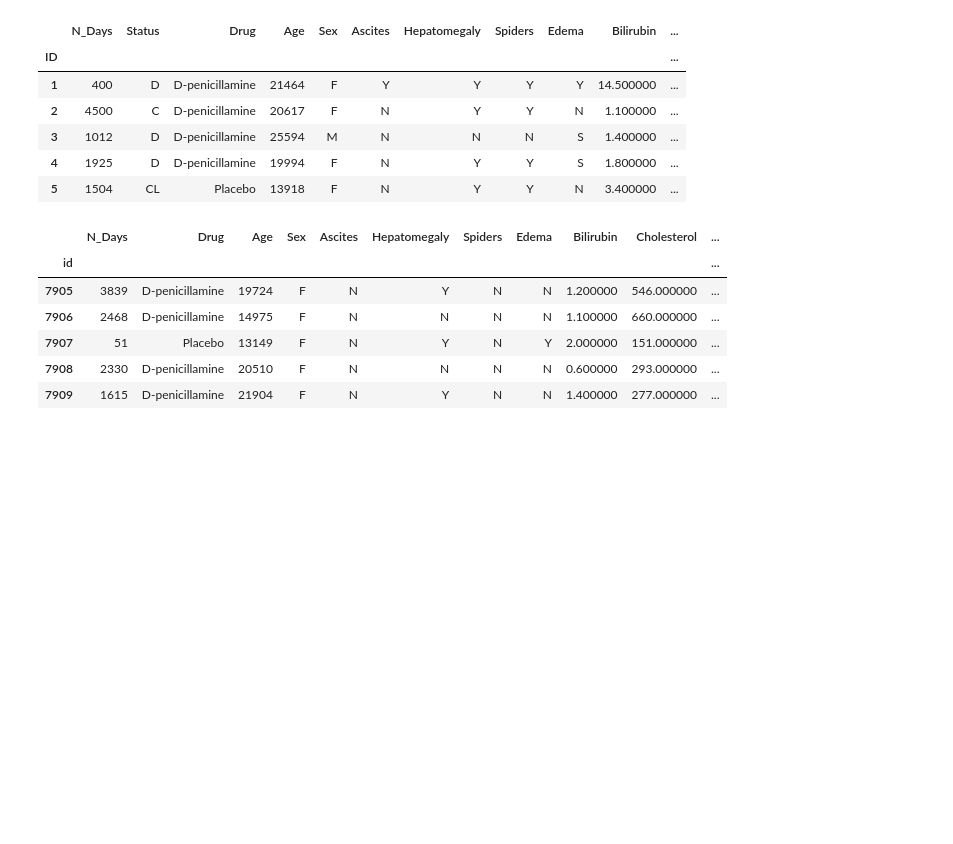
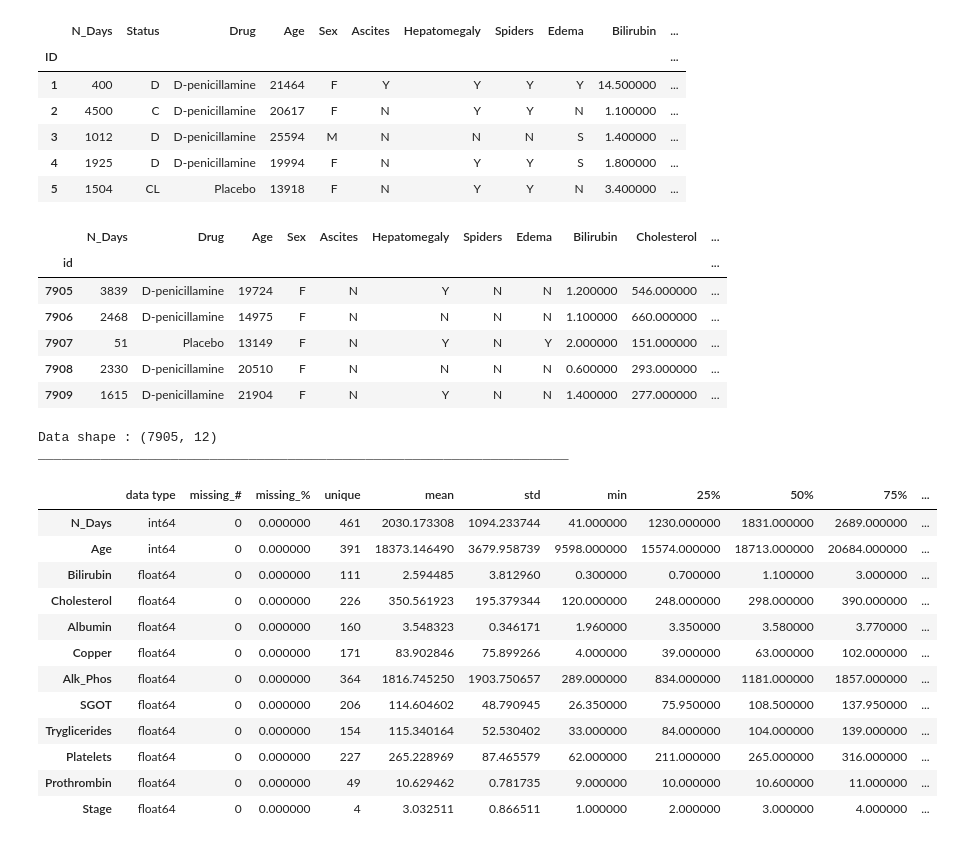
Before and after one commit to M1kE01/s3e26_kaggle, a Jupyter notebook: s3e26.ipynb, the cells around one changed output. Drawn from its saved outputs; the diff is of its cells as text; code cells hidden in the pictures; blank space fills up the shorter version.

```diff
--- a/s3e26.ipynb
+++ b/s3e26.ipynb
@@ -2024,3 +2024,24 @@ test.head().style.background_gradient(cmap='Reds')
 | 7907 | 51 | Placebo | 13149 | F | N | Y | N | Y | 2.000000 | 151.000000 | ... |
 | 7908 | 2330 | D-penicillamine | 20510 | F | N | N | N | N | 0.600000 | 293.000000 | ... |
 | 7909 | 1615 | D-penicillamine | 21904 | F | N | Y | N | N | 1.400000 | 277.000000 | ... |
+# %%
+num_cols = train.select_dtypes(include = ['float64', 'int64']).columns
+cat_cols = train.select_dtypes(include = ['O']).columns
+
+describe(train[num_cols]).style.background_gradient(cmap='Reds')
+# %% [output]
+Data shape : (7905, 12)
+____________________________________________________________________
+|  | data type | missing_# | missing_% | unique | mean | std | min | 25% | 50% | 75% | ... |
+| N_Days | int64 | 0 | 0.000000 | 461 | 2030.173308 | 1094.233744 | 41.000000 | 1230.000000 | 1831.000000 | 2689.000000 | ... |
+| Age | int64 | 0 | 0.000000 | 391 | 18373.146490 | 3679.958739 | 9598.000000 | 15574.000000 | 18713.000000 | 20684.000000 | ... |
+| Bilirubin | float64 | 0 | 0.000000 | 111 | 2.594485 | 3.812960 | 0.300000 | 0.700000 | 1.100000 | 3.000000 | ... |
+| Cholesterol | float64 | 0 | 0.000000 | 226 | 350.561923 | 195.379344 | 120.000000 | 248.000000 | 298.000000 | 390.000000 | ... |
+| Albumin | float64 | 0 | 0.000000 | 160 | 3.548323 | 0.346171 | 1.960000 | 3.350000 | 3.580000 | 3.770000 | ... |
+| Copper | float64 | 0 | 0.000000 | 171 | 83.902846 | 75.899266 | 4.000000 | 39.000000 | 63.000000 | 102.000000 | ... |
+| Alk_Phos | float64 | 0 | 0.000000 | 364 | 1816.745250 | 1903.750657 | 289.000000 | 834.000000 | 1181.000000 | 1857.000000 | ... |
+| SGOT | float64 | 0 | 0.000000 | 206 | 114.604602 | 48.790945 | 26.350000 | 75.950000 | 108.500000 | 137.950000 | ... |
+| Tryglicerides | float64 | 0 | 0.000000 | 154 | 115.340164 | 52.530402 | 33.000000 | 84.000000 | 104.000000 | 139.000000 | ... |
+| Platelets | float64 | 0 | 0.000000 | 227 | 265.228969 | 87.465579 | 62.000000 | 211.000000 | 265.000000 | 316.000000 | ... |
+| Prothrombin | float64 | 0 | 0.000000 | 49 | 10.629462 | 0.781735 | 9.000000 | 10.000000 | 10.600000 | 11.000000 | ... |
+| Stage | float64 | 0 | 0.000000 | 4 | 3.032511 | 0.866511 | 1.000000 | 2.000000 | 3.000000 | 4.000000 | ... |
```
Also changed, not shown: parts of 6 cells of this notebook.
